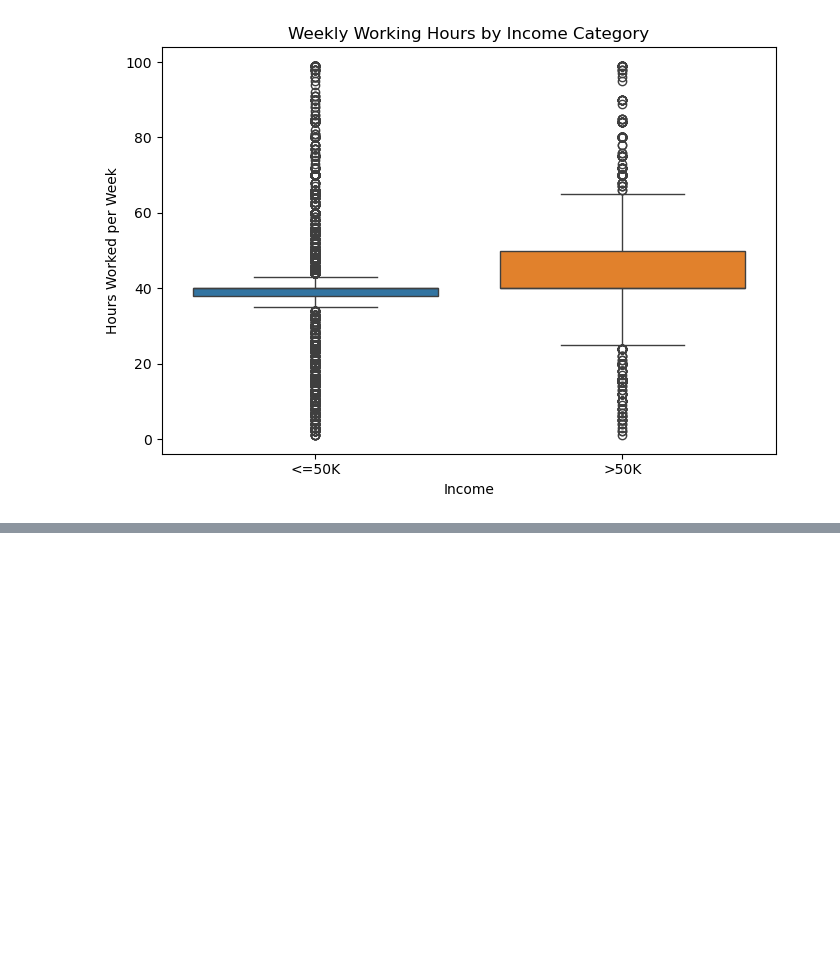
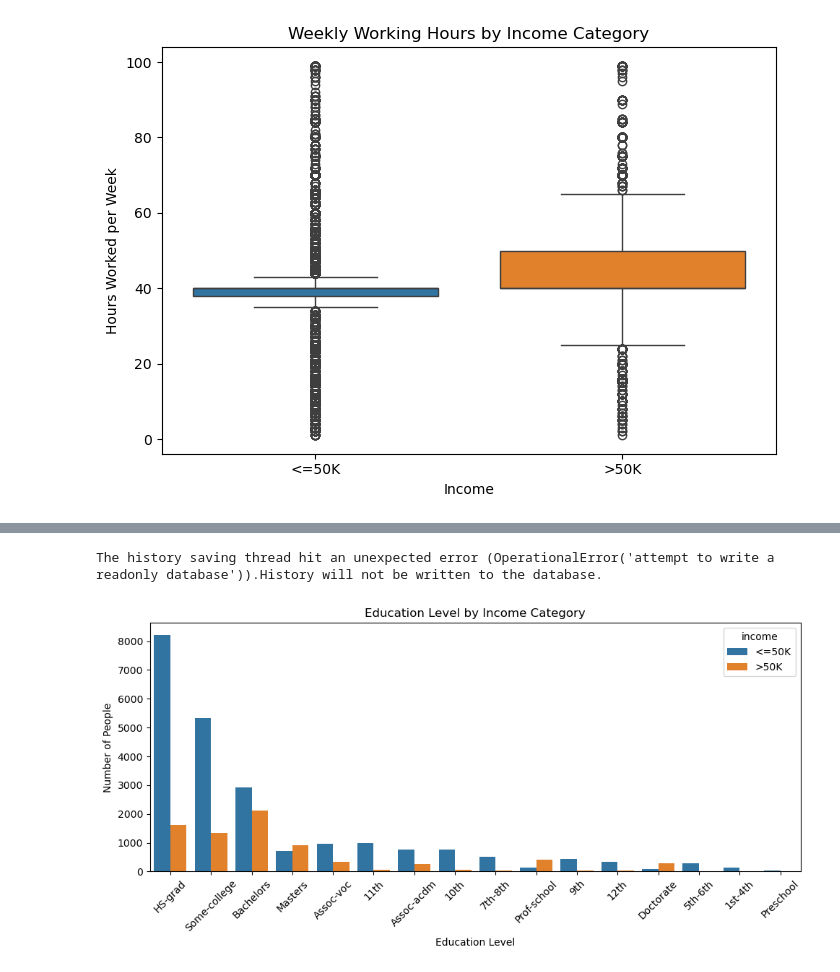
Before and after one commit to 2021251-sys/Machine-Learning, a Jupyter notebook: adult.ipynb, the cells around one changed output, grey strips where cells are left out. Cells and saved outputs as stored; diff of their text form; code cells hidden in the pictures; blank space fills up the shorter version.

Commit message:
completed 4 data visualisations
added descriptive statistics, including mean, median, mode, standard deviation for numerical variables.

```diff
--- a/adult.ipynb
+++ b/adult.ipynb
@@ -312,0 +319,19 @@ plt.show()
+# %%
+plt.figure(figsize=(10, 5))
+
+sns.countplot(
+    data=df,
+    x="education",
+    hue="income",
+    order=df["education"].value_counts().index
+)
+
+plt.title("Education Level by Income Category")
+plt.xlabel("Education Level")
+plt.ylabel("Number of People")
+plt.xticks(rotation=45)
+plt.tight_layout()
+plt.show()
+# %% [output]
+The history saving thread hit an unexpected error (OperationalError('attempt to write a readonly database')).History will not be written to the database.
+[figure, added]
```
Also changed, not shown: parts of 9 cells of this notebook, 1 other file.
